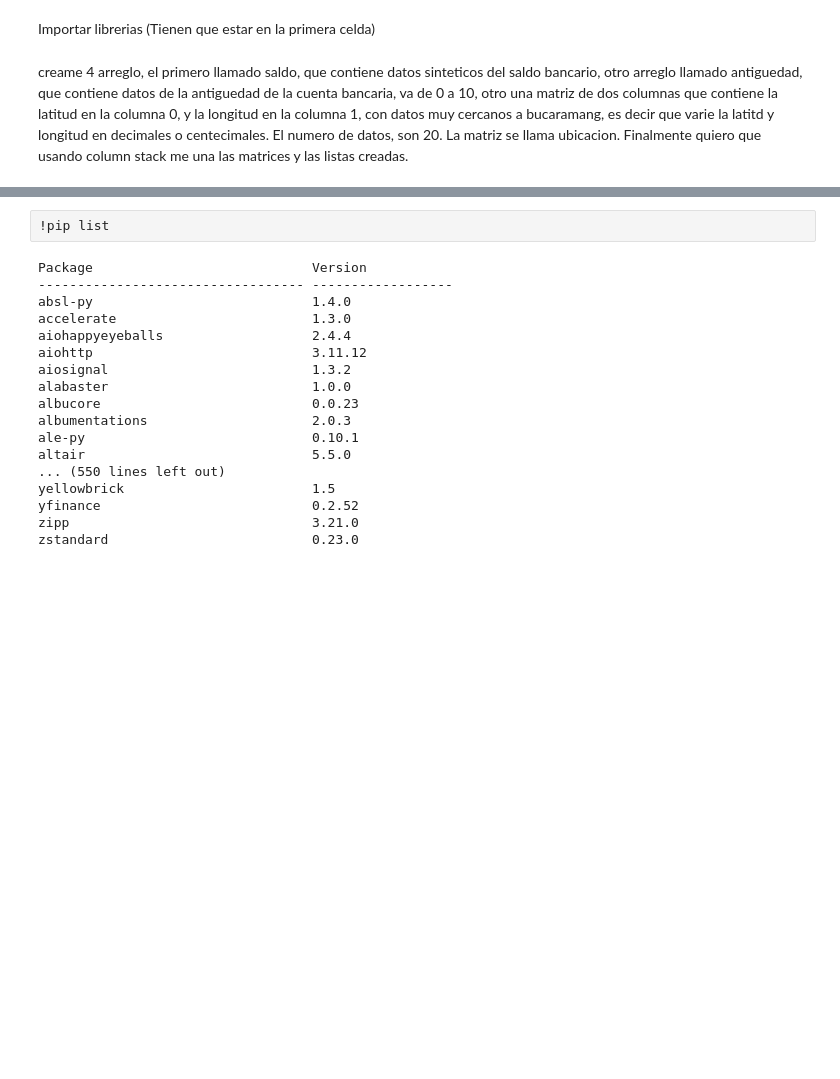
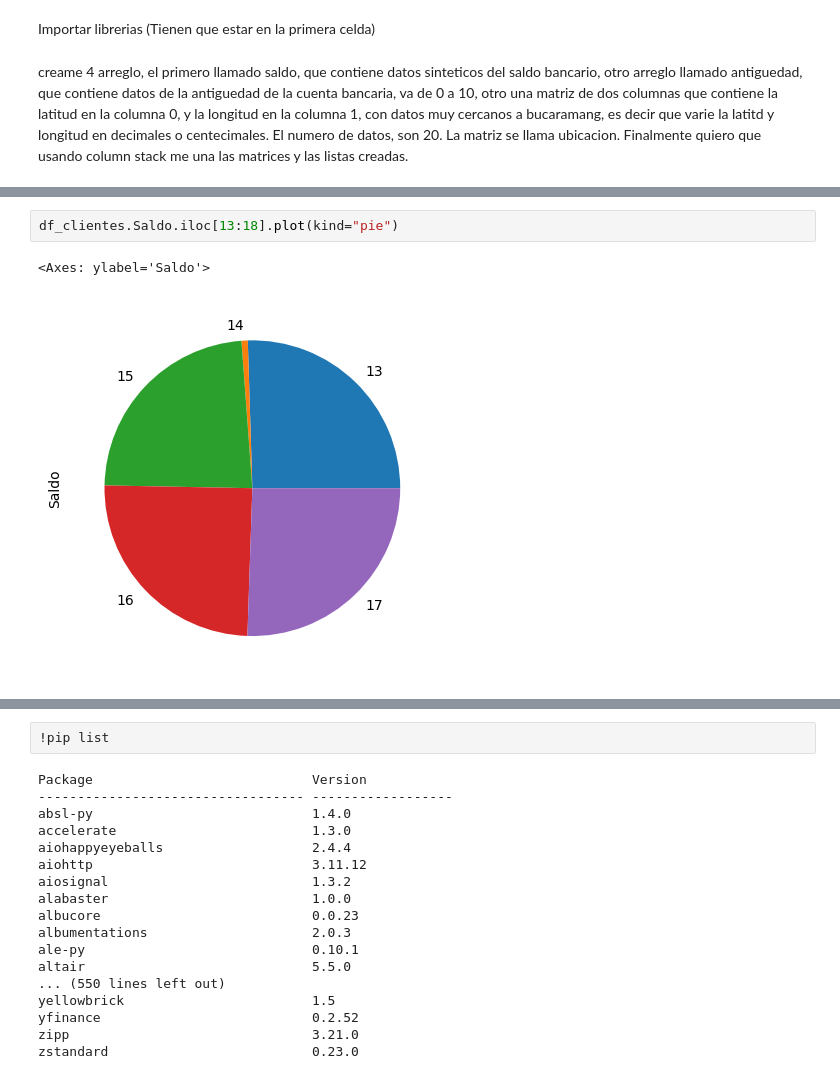
Before and after one commit to IVANV341/Curso-inteligencia-artificial, a Jupyter notebook: EDA_Apuntes_de_clase.ipynb, the cells around one changed output, grey strips where cells are left out. Drawn from its saved outputs; the diff is of its cells as text; blank space fills up the shorter version.

```diff
--- a/EDA_Apuntes_de_clase.ipynb
+++ b/EDA_Apuntes_de_clase.ipynb
@@ -183,0 +333,5 @@ creame 4 arreglo, el primero llamado saldo,  que contiene datos sinteticos del s
+# %%
+df_clientes.Saldo.iloc[13:18].plot(kind="pie")
+# %% [output]
+<Axes: ylabel='Saldo'>
+[figure, added]
```
Also changed, not shown: parts of 15 cells of this notebook.
